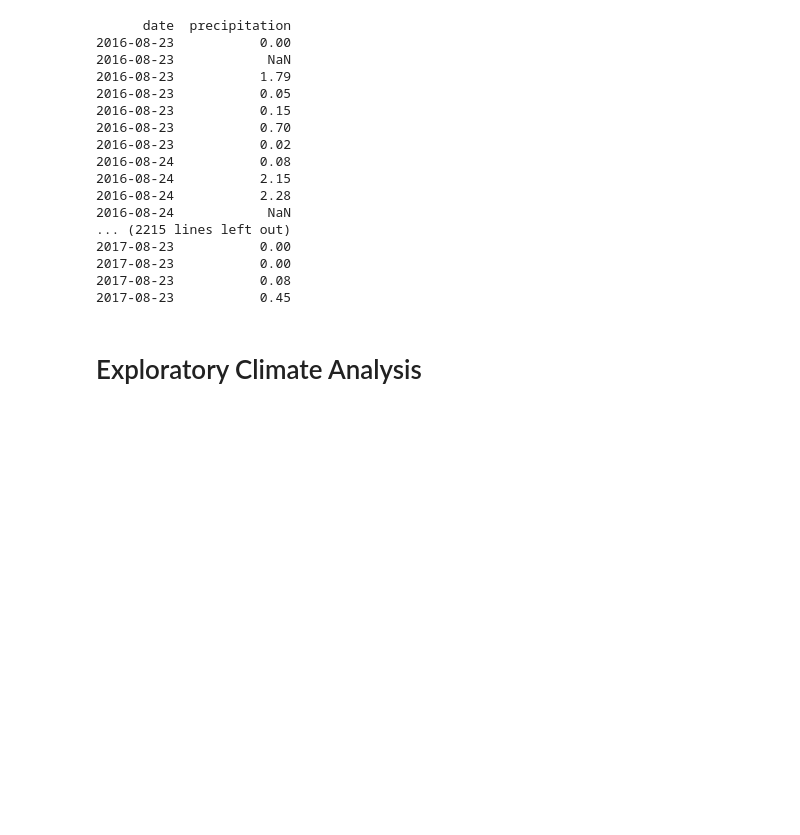
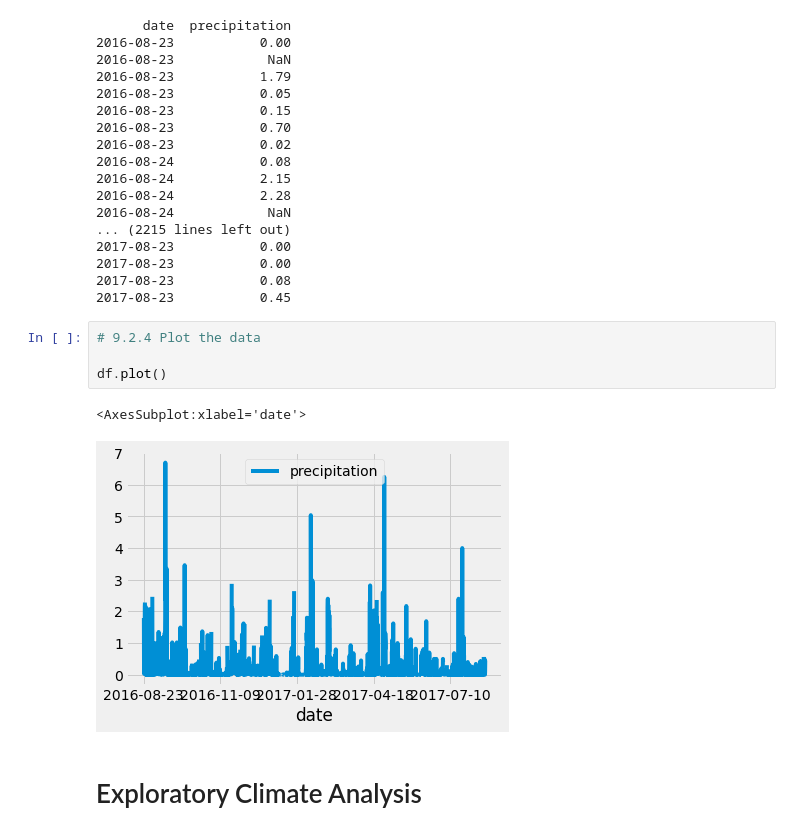
Before and after one commit to marcomireles123/Surfs-Up, a Jupyter notebook: climate_analysis.ipynb, the cells around one changed output. Cells and saved outputs as stored; diff of their text form; blank space fills up the shorter version.

Commit message:
plotted data

```diff
--- a/climate_analysis.ipynb
+++ b/climate_analysis.ipynb
@@ -121,6 +121,13 @@ print(df.to_string(index=False))
 2017-08-23           0.00
 2017-08-23           0.08
 2017-08-23           0.45
+# %%
+# 9.2.4 Plot the data
+
+df.plot()
+# %% [output]
+<AxesSubplot:xlabel='date'>
+[figure, added]
 # %% [markdown]
 # Exploratory Climate Analysis
 # %%
```
